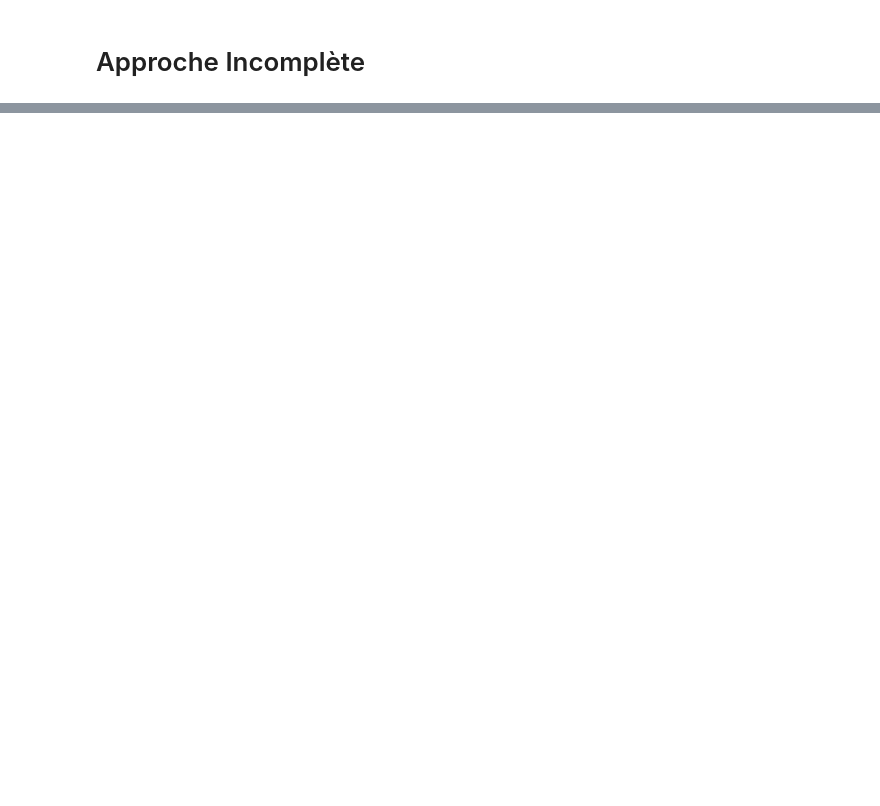
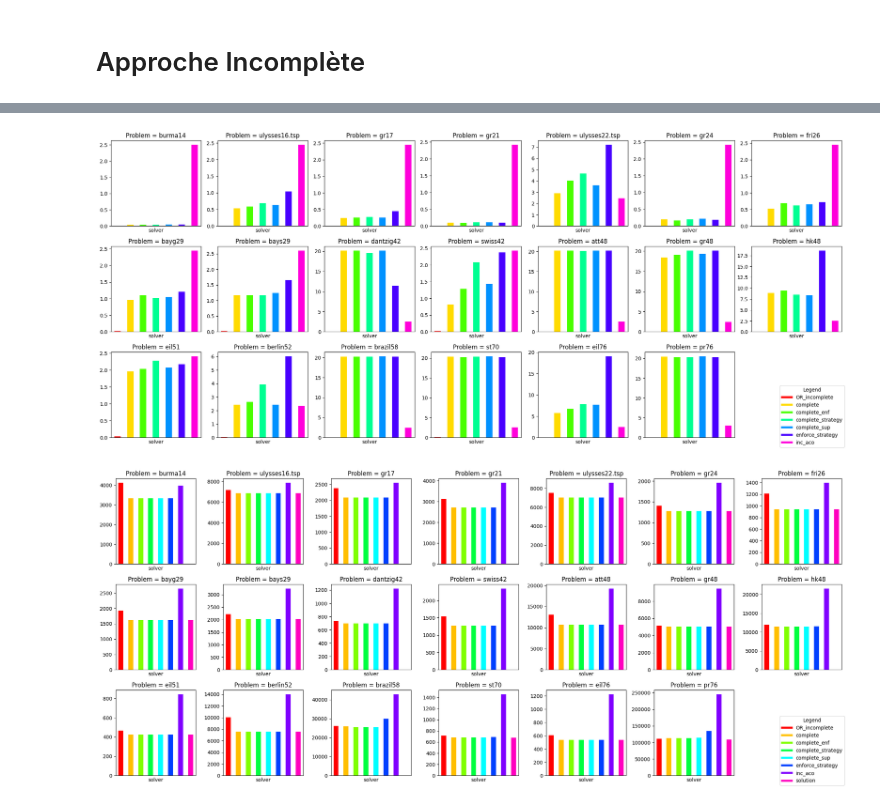
Before and after one commit to ajreckof/GCC, a Jupyter notebook: projet.ipynb, the cells around one changed output, grey strips where cells are left out. Drawn from its saved outputs; the diff is of its cells as text; code cells hidden in the pictures; blank space fills up the shorter version.

```diff
--- a/projet.ipynb
+++ b/projet.ipynb
@@ -51,0 +172,8 @@ pivot_and_plot(df, value='len')
+# %%
+df = pd.read_csv("test_comparaison.csv").drop("status", axis = 1)
+df = df[df["solver"] != "complete_sup_enf"]
+pivot_and_plot(df, max_n=7)
+pivot_and_plot(df, value='len', max_n = 7)
+# %% [output]
+[figure, added]
+[figure, added]
```
Also changed, not shown: parts of 14 cells of this notebook, 10 other files.
